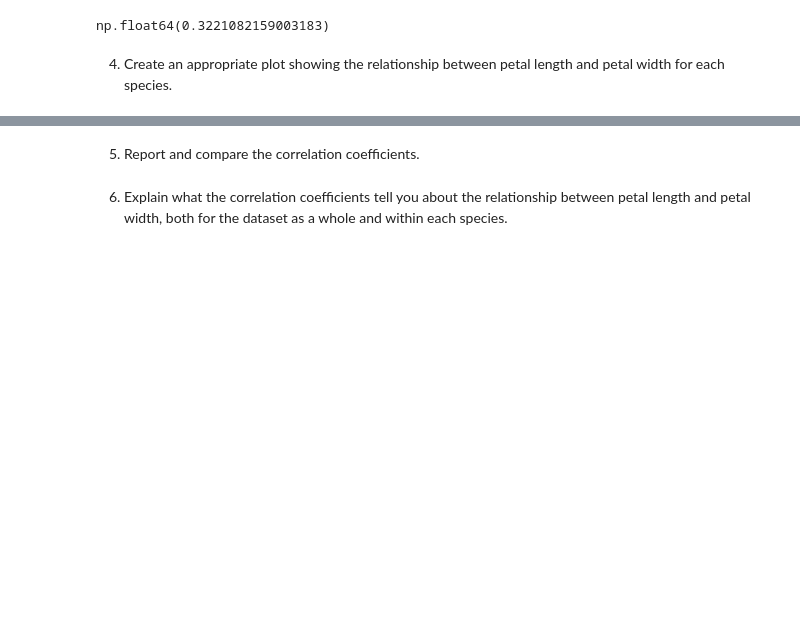
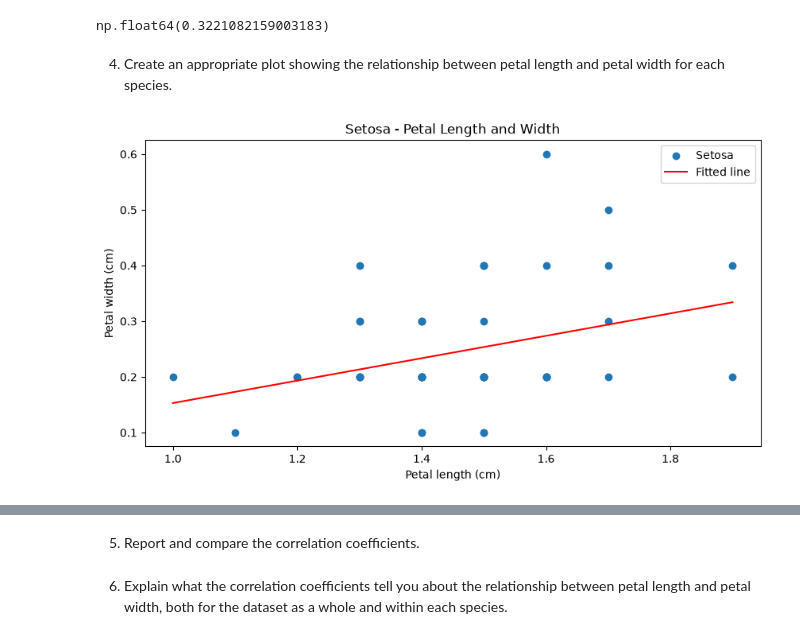
Before and after one commit to vanelyraa/applied-statistics, a Jupyter notebook: problems.ipynb, the cells around one changed output, grey strips where cells are left out. Saved outputs shown, nothing was run; the diff lists cells and outputs as text; code cells hidden in the pictures; blank space fills up the shorter version.

```diff
--- a/problems.ipynb
+++ b/problems.ipynb
@@ -295,3 +295,31 @@ virginica_correlation
 np.float64(0.3221082159003183)
 # %% [markdown]
 4.	Create an appropriate plot showing the relationship between petal length and petal width for each species.
+# %%
+# Setosa length and width
+setosa_length = setosa["petal_length"]
+setosa_width = setosa["petal_width"]
+
+# Calculating slope and intercept
+m, c = np.polyfit(setosa_length, setosa_width, 1)
+
+# Fitted line values
+x = np.linspace(setosa_length.min(), setosa_length.max(), 100)
+
+# Create plot
+fig, ax = plt.subplots(figsize=(10, 5))
+
+ax.scatter(setosa_length, setosa_width, label="Setosa")
+
+# Plot fitted straight line
+ax.plot(x, m * x + c, color="red", label="Fitted line")
+
+# Plot labels
+ax.set_xlabel("Petal length (cm)")
+ax.set_ylabel("Petal width (cm)")
+ax.set_title("Setosa - Petal Length and Width")
+ax.legend()
+
+plt.show()
+# %% [output]
+[figure, added]
```
Also changed, not shown: parts of 2 cells of this notebook.
